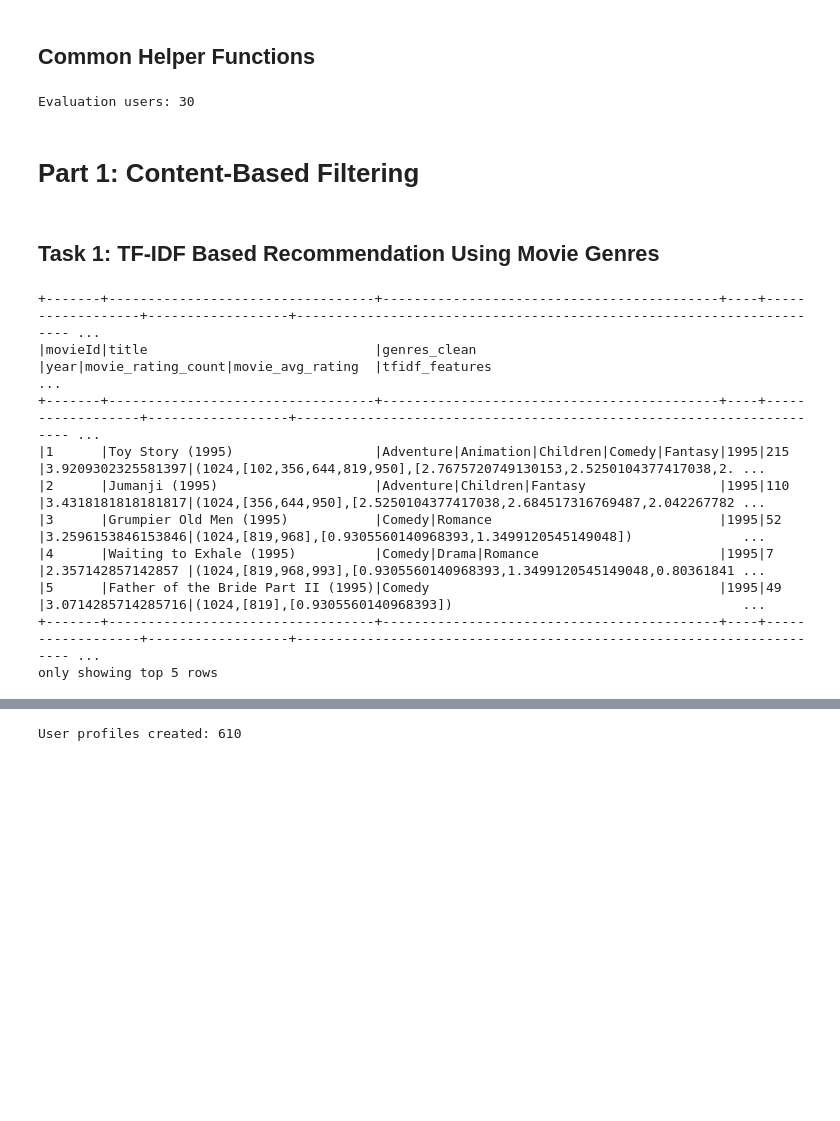
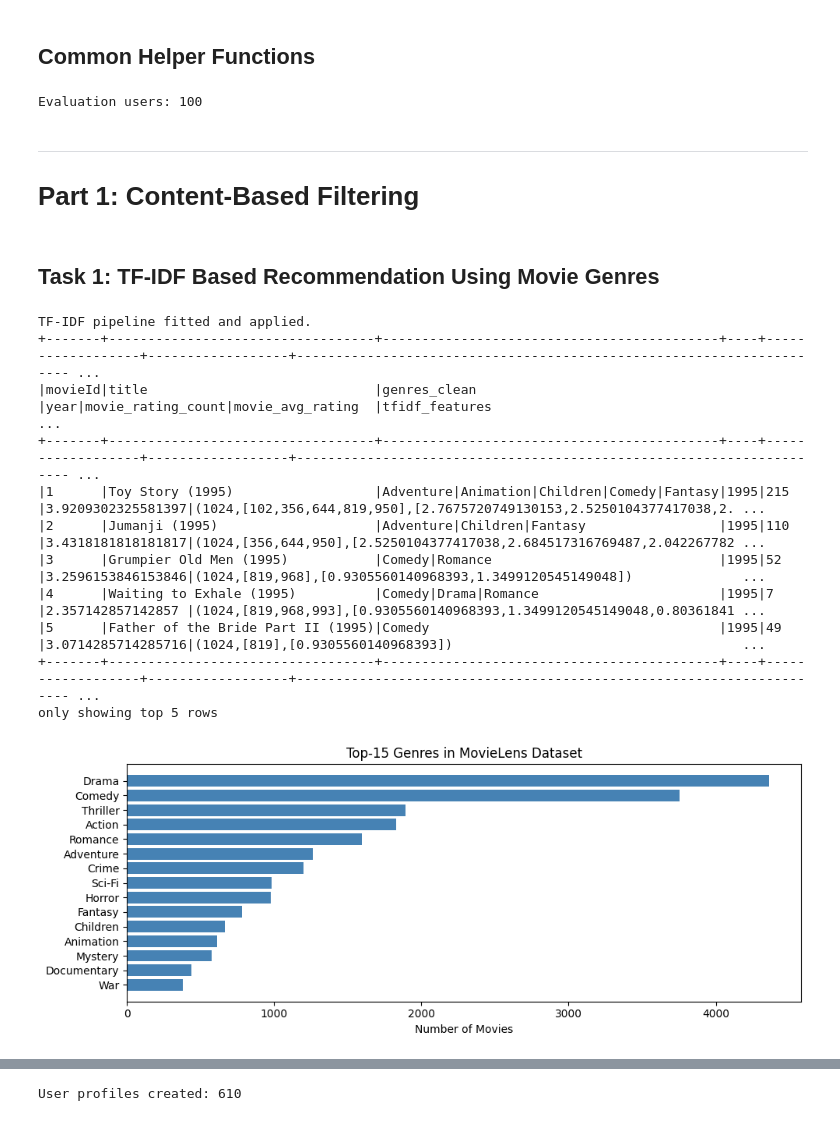
Before and after one commit to ashcrows/iitj_m25de1047_mlbd_Assignment03, a Jupyter notebook: notebook/Assignment_03.ipynb, the cells around one changed output, grey strips where cells are left out. Cells and saved outputs as stored; diff of their text form; code cells hidden in the pictures; blank space fills up the shorter version.

```diff
--- a/notebook/Assignment_03.ipynb
+++ b/notebook/Assignment_03.ipynb
@@ -256,13 +278,16 @@ def to_numpy(v):
         return np.array(v)
     return np.array(v)
 # %%
+# ── Pre-compute seen movies and ground-truth relevant movies for eval users ────
 train_seen_movies_pd = (
     train_ratings.groupBy("userId")
     .agg(F.collect_set("movieId").alias("seen_movies"))
-    .limit(50000)
     .toPandas()
 )
-train_seen_movies = dict(zip(train_seen_movies_pd["userId"], train_seen_movies_pd["seen_movies"]))
+train_seen_movies = dict(zip(
+    train_seen_movies_pd["userId"],
+    train_seen_movies_pd["seen_movies"]
+))
 
 relevant_test_pd = (
     test_ratings_in_train
@@ -273,32 +298,41 @@ relevant_test_pd = (
     .limit(MAX_EVAL_USERS)
     .toPandas()
 )
-relevant_test_items = dict(zip(relevant_test_pd["userId"], relevant_test_pd["relevant_movies"]))
+relevant_test_items = dict(zip(
+    relevant_test_pd["userId"],
+    relevant_test_pd["relevant_movies"]
+))
 eval_users = list(relevant_test_items.keys())
 
-print("Evaluation users:", len(eval_users))
+print(f"Evaluation users: {len(eval_users)}")
 # %% [output]
-Evaluation users: 30
+Evaluation users: 100
 # %% [markdown]
+---
 # Part 1: Content-Based Filtering
 # %% [markdown]
 ## Task 1: TF-IDF Based Recommendation Using Movie Genres
 # %%
-movies_tokens = movies.withColumn("genre_tokens", F.split(F.col("genres_clean"), r"\|"))
+# ── Build PySpark TF-IDF pipeline on genre tokens ─────────────────────────────
+movies_tokens = movies.withColumn(
+    "genre_tokens", F.split(F.col("genres_clean"), r"\|")
+)
 
-hashing_tf = HashingTF(inputCol="genre_tokens", outputCol="raw_features", numFeatures=1024)
-idf = IDF(inputCol="raw_features", outputCol="tfidf_features")
-
+hashing_tf  = HashingTF(inputCol="genre_tokens", outputCol="raw_features", numFeatures=1024)
+idf         = IDF(inputCol="raw_features", outputCol="tfidf_features")
 tfidf_pipeline = Pipeline(stages=[hashing_tf, idf])
-tfidf_model = tfidf_pipeline.fit(movies_tokens)
+tfidf_model    = tfidf_pipeline.fit(movies_tokens)
 
 movies_tfidf = tfidf_model.transform(movies_tokens).select(
-    "movieId", "title", "genres_clean", "year", "movie_rating_count", "movie_avg_rating", "tfidf_features"
+    "movieId", "title", "genres_clean", "year",
+    "movie_rating_count", "movie_avg_rating", "tfidf_features"
 )
 
 movies_tfidf.persist(StorageLevel.MEMORY_AND_DISK)
+print("TF-IDF pipeline fitted and applied.")
 movies_tfidf.show(5, truncate=False)
 # %% [output]
+TF-IDF pipeline fitted and applied.
 +-------+----------------------------------+-------------------------------------------+----+------------------+------------------+--------------------------------------------------------------------- ...
 |movieId|title                             |genres_clean                               |year|movie_rating_count|movie_avg_rating  |tfidf_features                                                        ...
 +-------+----------------------------------+-------------------------------------------+----+------------------+------------------+--------------------------------------------------------------------- ...
@@ -309,4 +343,22 @@ movies_tfidf.show(5, truncate=False)
 |5      |Father of the Bride Part II (1995)|Comedy                                     |1995|49                |3.0714285714285716|(1024,[819],[0.9305560140968393])                                     ...
 +-------+----------------------------------+-------------------------------------------+----+------------------+------------------+--------------------------------------------------------------------- ...
 only showing top 5 rows
+# %%
+# ── Visualisation: Top-15 genres by movie count ───────────────────────────────
+genre_counts = (
+    movies.withColumn("genre", F.explode(F.split("genres_clean", r"\|")))
+    .groupBy("genre").count()
+    .orderBy(F.desc("count"))
+    .limit(15)
+    .toPandas()
+)
+
+fig, ax = plt.subplots(figsize=(10, 4))
+ax.barh(genre_counts["genre"][::-1], genre_counts["count"][::-1], color="steelblue")
+ax.set_xlabel("Number of Movies")
+ax.set_title("Top-15 Genres in MovieLens Dataset")
+plt.tight_layout()
+plt.show()
+# %% [output]
+[figure, added]
 # %%
```
Also changed, not shown: parts of 55 cells of this notebook, 2 other files.
